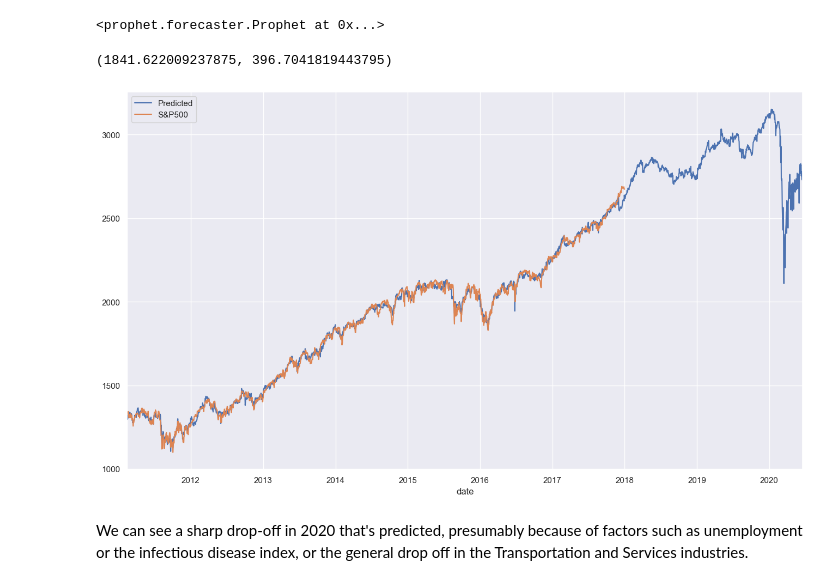
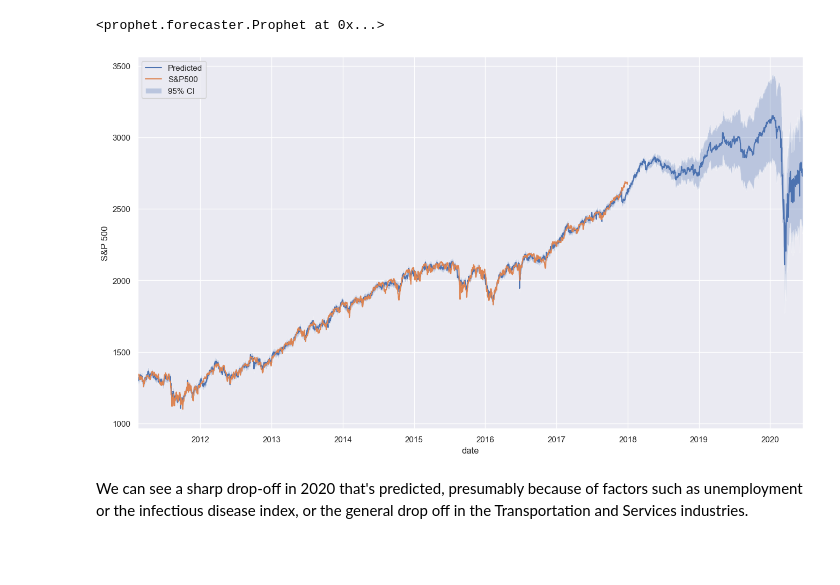
Before and after one commit to brianjhuang/datahacks-2021, a Jupyter notebook: Vulcan_TheProphets_code.ipynb, the cells around one changed output. Saved outputs shown, nothing was run; the diff lists cells and outputs as text; code cells hidden in the pictures; blank space fills up the shorter version.

```diff
--- a/Vulcan_TheProphets_code.ipynb
+++ b/Vulcan_TheProphets_code.ipynb
@@ -90,14 +90,14 @@ forecast = forecastTable(m,
 # %%
 fig, ax = plt.subplots(figsize=(16, 9))
 forecast.set_index(pd.to_datetime(forecast['ds']), inplace=True)
-forecast['yhat'].plot(ax=ax, label="Predicted")
+forecast['yhat'].plot(ax=ax, label='Predicted')
+ax.fill_between(forecast.index, forecast['yhat_lower'], forecast['yhat_upper'], alpha=0.3, label="95% CI")
 sp500.plot(ax=ax, label="S&P500")
 ax.legend(loc='upper left')
 ax.set_ylabel("S&P 500")
-mu, s
+plt.show()
 # %% [output]
-(1841.622009237875, 396.7041819443795)
-[figure, old version]
+[figure, new version]
 # %% [markdown]
 We can see a sharp drop-off in 2020 that's predicted, presumably because of factors such as unemployment or the infectious disease index, or the general drop off in the Transportation and Services industries.
 # %% [markdown]
```
Also changed, not shown: 2 other files.
